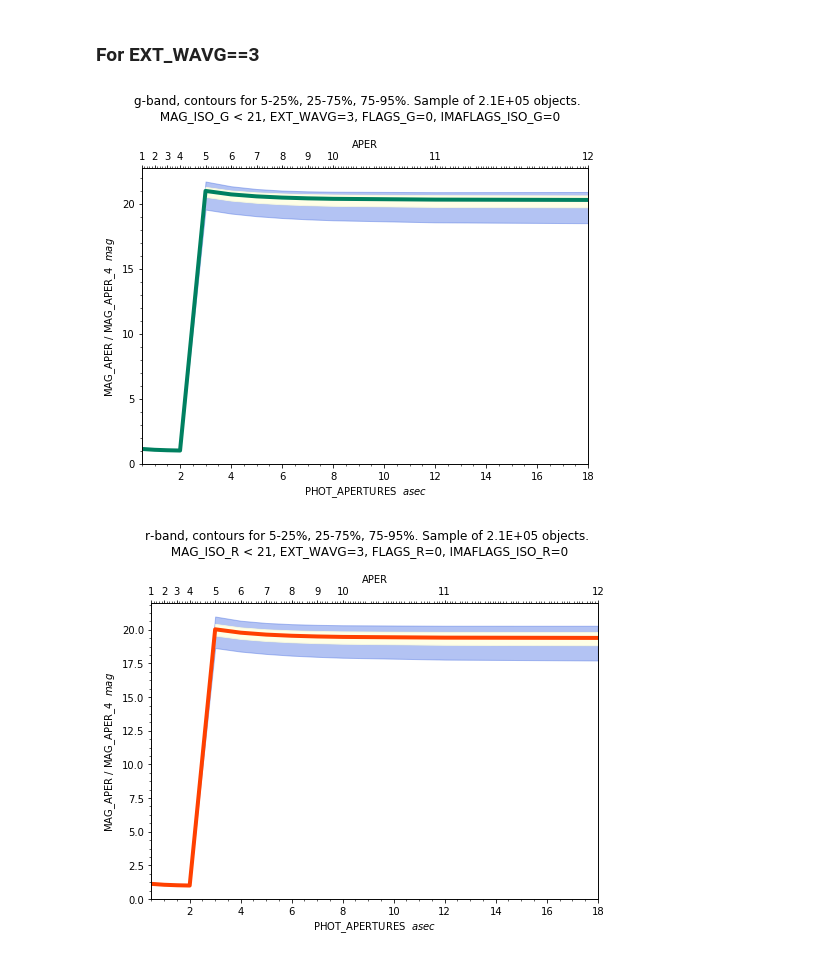
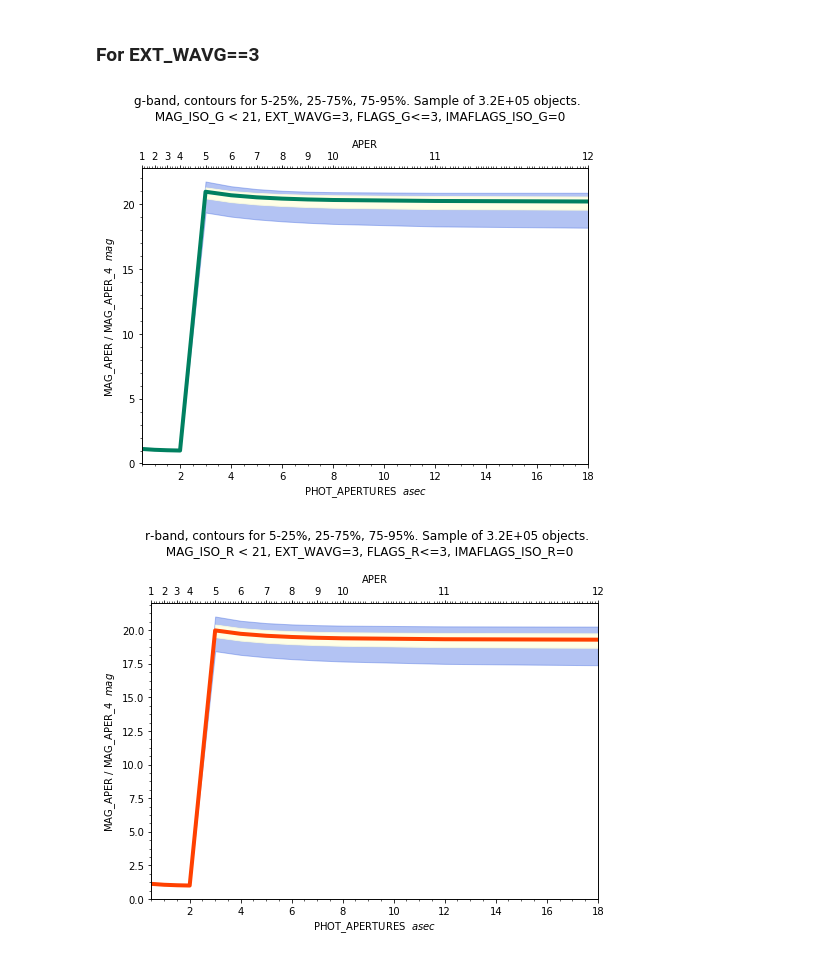
Before and after one commit to paztronomer/desdm_dr1_work, a Jupyter notebook: validation_magaper_profile.ipynb, the cells around one changed output. Saved outputs shown, nothing was run; the diff lists cells and outputs as text; code cells hidden in the pictures.

Commit message:
growth profiles are done

```diff
--- a/validation_magaper_profile.ipynb
+++ b/validation_magaper_profile.ipynb
@@ -154,7 +154,7 @@ def plot_aper(band="g", EXT_WAVG=0, FLAGS=0, IMAFLAGS=0):
 
     aux_flags = "FLAGS_{0}".format(band.upper())
     aux_imaflags = "IMAFLAGS_ISO_{0}".format(band.upper())
-    cond = ((df["EXT_WAVG"] == EXT_WAVG) & (df[aux_flags] == FLAGS) & (df[aux_imaflags] == IMAFLAGS))
+    cond = ((df["EXT_WAVG"] == EXT_WAVG) & (df[aux_flags] <= FLAGS) & (df[aux_imaflags] == IMAFLAGS))
     for c in aux0:
         v5.append(np.percentile(df.loc[cond, c].values, 5))
         v25.append(np.percentile(df.loc[cond, c].values, 25))
@@ -180,7 +180,7 @@ def plot_aper(band="g", EXT_WAVG=0, FLAGS=0, IMAFLAGS=0):
     tt = "{0}-band, contours for 5-25%, 25-75%, 75-95%.".format(band)
     tt += " Sample of {0:.1E} objects.\n MAG_ISO_{1} < 21, EXT_WAVG={2}".format(len(df.loc[cond].index),
                                                                                 band.upper(), EXT_WAVG)
-    tt += ", {0}={1}, {2}={3}".format(aux_flags, FLAGS, aux_imaflags, IMAFLAGS)
+    tt += ", {0}<={1}, {2}={3}".format(aux_flags, FLAGS, aux_imaflags, IMAFLAGS)
     plt.suptitle(tt)
 
     ax.set_xlabel(r"PHOT_APERTURES  $asec$")
@@ -209,7 +209,7 @@ def plot_aper(band="g", EXT_WAVG=0, FLAGS=0, IMAFLAGS=0):
 
     plt.subplots_adjust(top=0.81)
 
-    outname = "growth_{0}_extwavg{1}.png".format(band, EXT_WAVG)
+    outname = "growth_{0}_extwavg{1}_flags{2}.png".format(band, EXT_WAVG, FLAGS)
     plt.savefig(outname, dpi=500, format="png")
 # %% [markdown]
 ### For EXT_WAVG==0
@@ -236,11 +236,11 @@ plot_aper(band="Y")
 # %% [markdown]
 ### For EXT_WAVG==3
 # %%
-plot_aper(band="g", EXT_WAVG=3)
+plot_aper(band="g", FLAGS=3, EXT_WAVG=3)
 # %% [output]
-[figure, old version]
+[figure, new version]
 # %%
-plot_aper(band="r", EXT_WAVG=3)
+plot_aper(band="r", FLAGS=3, EXT_WAVG=3)
 # %% [output]
-[figure, old version]
+[figure, new version]
 # %%
```
Also changed, not shown: parts of 25 cells of this notebook.
